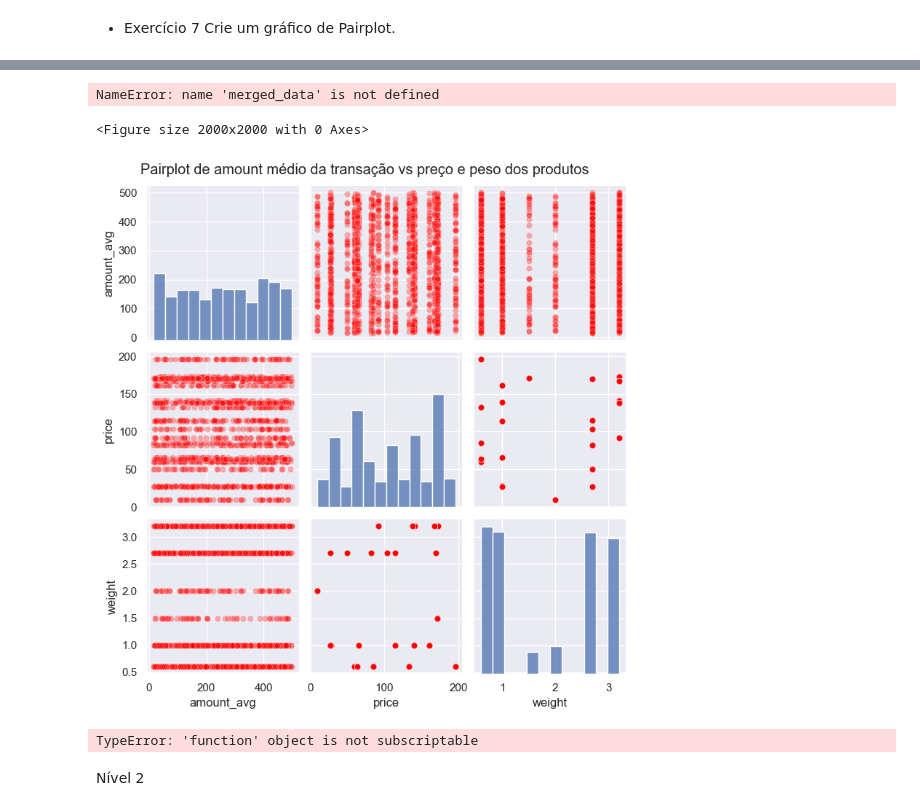
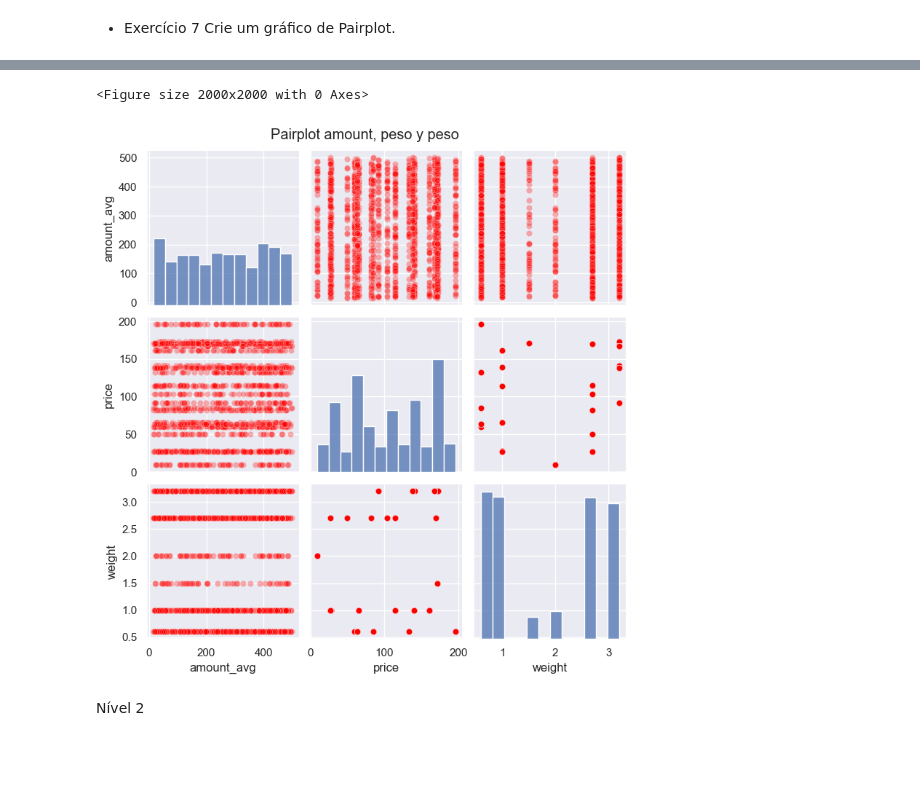
Before and after one commit to lucanvieira/Sprints, a Jupyter notebook: SPRINT 8 LUCAN VIEIRA.ipynb, the cells around one changed output, grey strips where cells are left out. Cells and saved outputs as stored; diff of their text form; code cells hidden in the pictures; blank space fills up the shorter version.

```diff
--- a/SPRINT 8 LUCAN VIEIRA.ipynb
+++ b/SPRINT 8 LUCAN VIEIRA.ipynb
@@ -308,56 +278,29 @@ df_products
-# %%
-total_transaction_amount = df_j_ppp_ttt.groupby(by=['transaction_id'])['amount'].sum()/df_j_['transaction_id'].value_counts()
-# %% [output]
-NameError: name 'merged_data' is not defined
 # %%
 import pandas as pd
 import matplotlib.pyplot as plt
 import seaborn as sns
 
 df_j_p_tp = pd.merge(df_transactions, df_transactions_products, left_on='id', right_on='transaction_id', how='outer')
 df_j_ppp_ttt = pd.merge(df_j_p_tp, df_products, left_on='product_id', right_on='id', how='outer')
 
 amount_avg = (
     df_j_ppp_ttt.groupby('transaction_id')['amount'].sum() /
     df_j_ppp_ttt['transaction_id'].value_counts()
 ).rename('amount_avg')
 
 df_j_ppp_ttt['amount_avg'] = df_j_ppp_ttt['transaction_id'].map(amount_avg)
 
 df_pairplot = df_j_ppp_ttt[['amount_avg', 'price', 'weight']].dropna()
 
 # Plotar
 plt.figure(figsize=(20, 20))
 sns.pairplot(df_pairplot, plot_kws={'color': 'red', 'alpha': 0.3})
 
-plt.suptitle('Pairplot de amount médio da transação vs preço e peso dos produtos', y=1.02)
+plt.suptitle('Pairplot amount, peso y peso', y=1.02)
 plt.show()
 # %% [output]
 <Figure size 2000x2000 with 0 Axes>
-[figure, old version]
+[figure, new version]
-# %%
-import pandas as pd
-import matplotlib.pyplot as plt
-import seaborn as sns
-import numpy as np
-
-df_j_p_tp = pd.merge(df_transactions, df_transactions_products, left_on='id', right_on='transaction_id', how='outer')
-df_j_ppp_ttt = pd.merge(df_j_p_tp, df_products, left_on='product_id', right_on='id', how='outer')
-
-total_transaction_amount = (df_j_ppp_ttt.groupby(by=['transaction_id'])['amount'].sum()/df_j_ppp_ttt['transaction_id'].value_counts()).rename('amount_avg')
-
-price_amount = df_j_ppp_ttt[['weight', 'price']].dropna()
-
-df_pairplot = pd.concat[['amount_avg','price', 'weight']]
-
-plt.figure(figsize=(20, 20))
-sns.pairplot(df_pairplot, plot_kws={'color': 'red', 'alpha': 0.3}, )
-
-plt.suptitle('Pairplot de los datos numéricos', y=1.02)
-
-plt.show()
-# %% [output]
-TypeError: 'function' object is not subscriptable
 # %% [markdown]
 Nível 2
 # %% [markdown]
```
Also changed, not shown: parts of 9 cells of this notebook.
